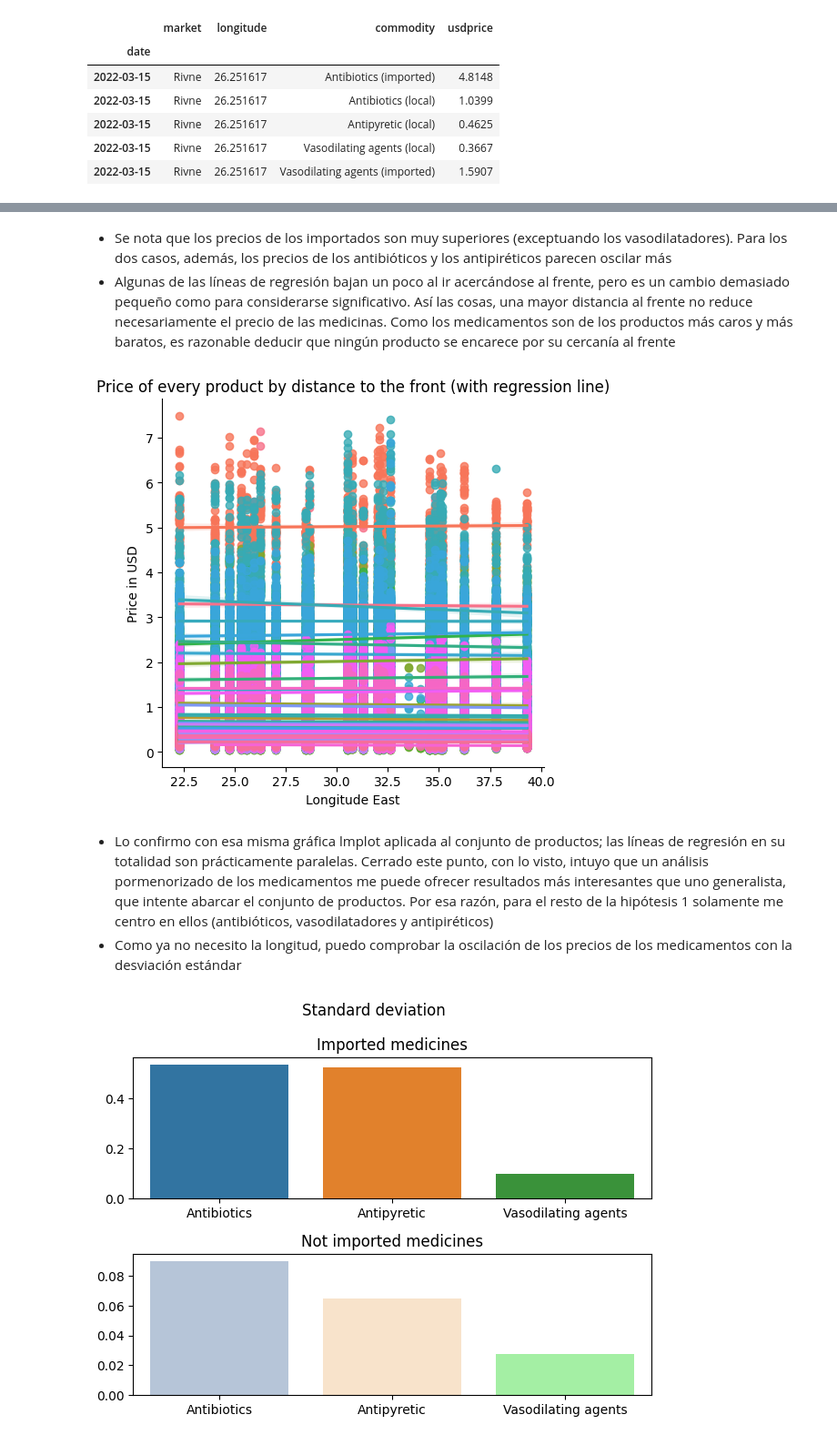
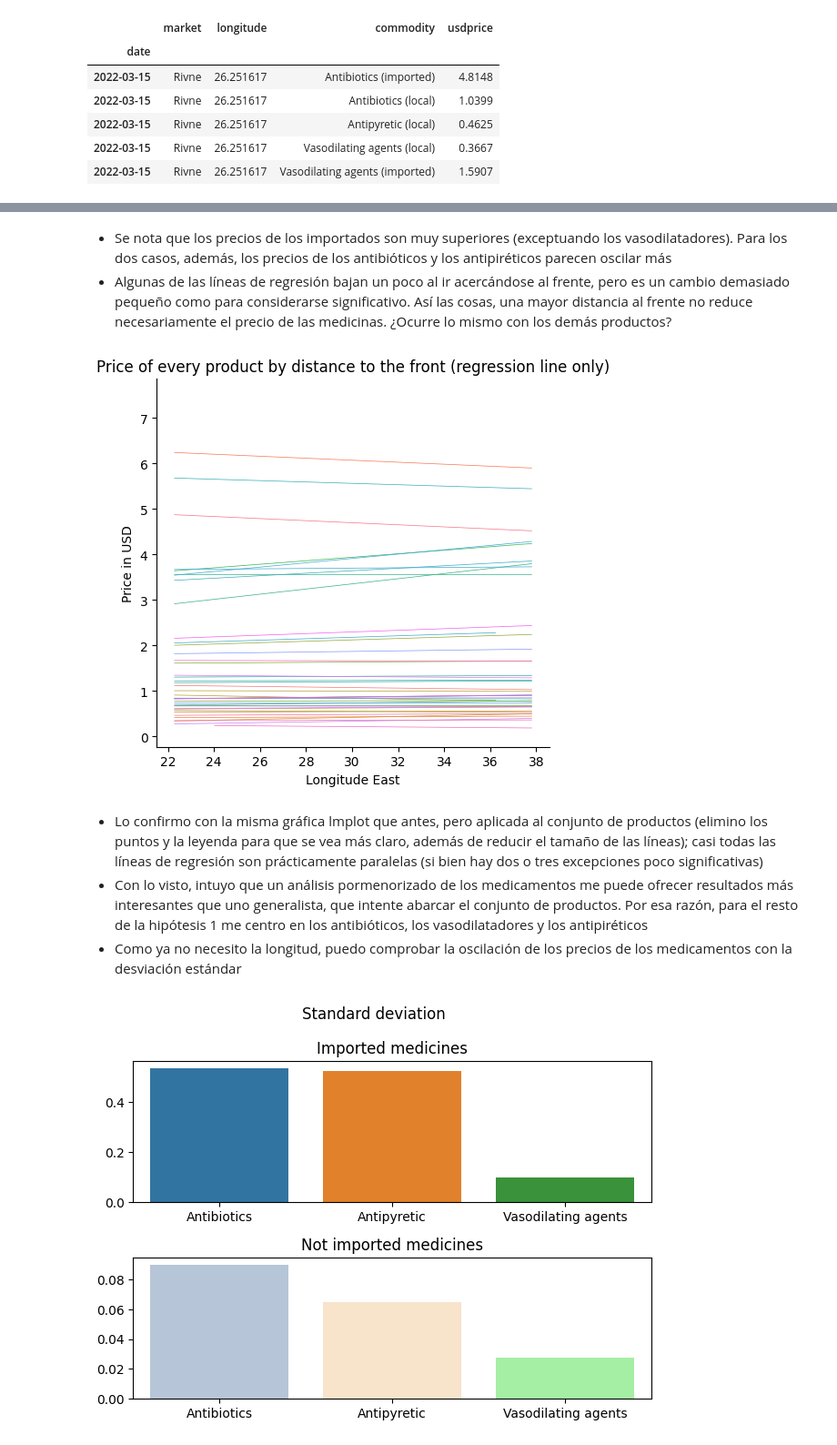
Before and after one commit to RogerPerello/EDA_project, a Jupyter notebook: src/EDA.ipynb, the cells around one changed output, grey strips where cells are left out. Shown at 91% size. Drawn from its saved outputs; the diff is of its cells as text; code cells hidden in the pictures.

```diff
--- a/src/EDA.ipynb
+++ b/src/EDA.ipynb
@@ -590,19 +587,9 @@ df_prices.head()
 # %%
 '''Creates a seaborn lmplot (with regression lines) using a few default values'''
-def create_lmplot_w_regression_line(data, x="longitude", y="usdprice", hue=None, xlabel=None, ylabel=None, title=None, legend=True):
+def create_lmplot_w_regression_line(data, x="longitude", y="usdprice", hue=None, xlabel=None, ylabel=None, title=None, legend=True, scatter=25, line=2, ci=95):
     '''Requires a dataframe (positional argument) and two column names (key arguments; "longitude" and "usdprice" by default). Other parameters are optional and named after the ones used in a seaborn lmplot'''
-    sns.lmplot(data=data, x=x, y=y, hue=hue, legend=legend)
+    sns.lmplot(data=data, x=x, y=y, hue=hue, legend=legend, scatter_kws={"s": scatter}, line_kws={'linewidth':line}, ci=ci)
     plt.ylabel(ylabel=ylabel)
     plt.xlabel(xlabel=xlabel)
     plt.title(title)
     plt.tight_layout()
-
-
-df_prices_imported = df_prices[df_prices['commodity'].str.contains('imported')]
-df_prices_local = df_prices[df_prices['commodity'].str.contains('local')]
-
-plt.rc("figure", figsize=(6.4,4.8))
-create_lmplot_w_regression_line(df_prices_imported.sort_values(by='commodity'), ylabel='Price in USD', hue="commodity", xlabel='Longitude East', title='Imported medicine price by distance to the front (with regression line)')
-plt.show()
-create_lmplot_w_regression_line(df_prices_local.sort_values(by='commodity'), ylabel='Price in USD', hue="commodity", xlabel='Longitude East', title='Local medicine price by distance to the front (with regression line)')
-plt.show()
@@ -612,20 +611,26 @@ plt.show()
 # %% [markdown]
 - Se nota que los precios de los importados son muy superiores (exceptuando los vasodilatadores). Para los dos casos, además, los precios de los antibióticos y los antipiréticos parecen oscilar más
-- Algunas de las líneas de regresión bajan un poco al ir acercándose al frente, pero es un cambio demasiado pequeño como para considerarse significativo. Así las cosas, una mayor distancia al frente no reduce necesariamente el precio de las medicinas. Como los medicamentos son de los productos más caros y más baratos, es razonable deducir que ningún producto se encarece por su cercanía al frente
+- Algunas de las líneas de regresión bajan un poco al ir acercándose al frente, pero es un cambio demasiado pequeño como para considerarse significativo. Así las cosas, una mayor distancia al frente no reduce necesariamente el precio de las medicinas. ¿Ocurre lo mismo con los demás productos?
 # %%
 df_prices_2 = pd.read_csv(r'.\data\Prices.csv', low_memory=False)
 
 df_prices_2.drop(index=0, inplace=True)
 
 df_prices_2[['usdprice', 'longitude', 'price']] = df_prices_2[['usdprice', 'longitude', 'price']].apply(pd.to_numeric, errors='coerce', axis=1)
 
 df_prices_2.loc[df_prices_2['commodity'] == 'Antipyretic (imported)', 'usdprice'] = df_prices_2[df_prices_2['commodity'] == 'Antipyretic (imported)']['usdprice'] * 10
 
-create_lmplot_w_regression_line(df_prices_2.sort_values(by='commodity'), ylabel='Price in USD', hue="commodity", xlabel='Longitude East', title='Price of every product by distance to the front (with regression line)', legend=False)
+index_by_datetime(df_prices_2)
+
+df_prices_2 = df_prices_2[df_prices_2.index >= start_war]
+
+create_lmplot_w_regression_line(df_prices_2.sort_values(by='commodity'), ylabel='Price in USD', hue="commodity", xlabel='Longitude East', title='Price of every product by distance to the front (regression line only)', legend=False, scatter=0, line=0.5, ci=0)
+plt.show()
 # %% [output]
-[figure, old version]
+[figure, new version]
 # %% [markdown]
-- Lo confirmo con esa misma gráfica lmplot aplicada al conjunto de productos; las líneas de regresión en su totalidad son prácticamente paralelas. Cerrado este punto, con lo visto, intuyo que un análisis pormenorizado de los medicamentos me puede ofrecer resultados más interesantes que uno generalista, que intente abarcar el conjunto de productos. Por esa razón, para el resto de la hipótesis 1 solamente me centro en ellos (antibióticos, vasodilatadores y antipiréticos)
+- Lo confirmo con la misma gráfica lmplot que antes, pero aplicada al conjunto de productos (elimino los puntos y la leyenda para que se vea más claro, además de reducir el tamaño de las líneas); casi todas las líneas de regresión son prácticamente paralelas (si bien hay dos o tres excepciones poco significativas)
+- Con lo visto, intuyo que un análisis pormenorizado de los medicamentos me puede ofrecer resultados más interesantes que uno generalista, que intente abarcar el conjunto de productos. Por esa razón, para el resto de la hipótesis 1 me centro en los antibióticos, los vasodilatadores y los antipiréticos
 - Como ya no necesito la longitud, puedo comprobar la oscilación de los precios de los medicamentos con la desviación estándar
 # %%
 df_imp_antibiotics, df_imp_antipyretic, df_imp_vasodilating = [table for med, table in df_prices_imported.groupby('commodity')]
```
Also changed, not shown: parts of 48 cells of this notebook.
